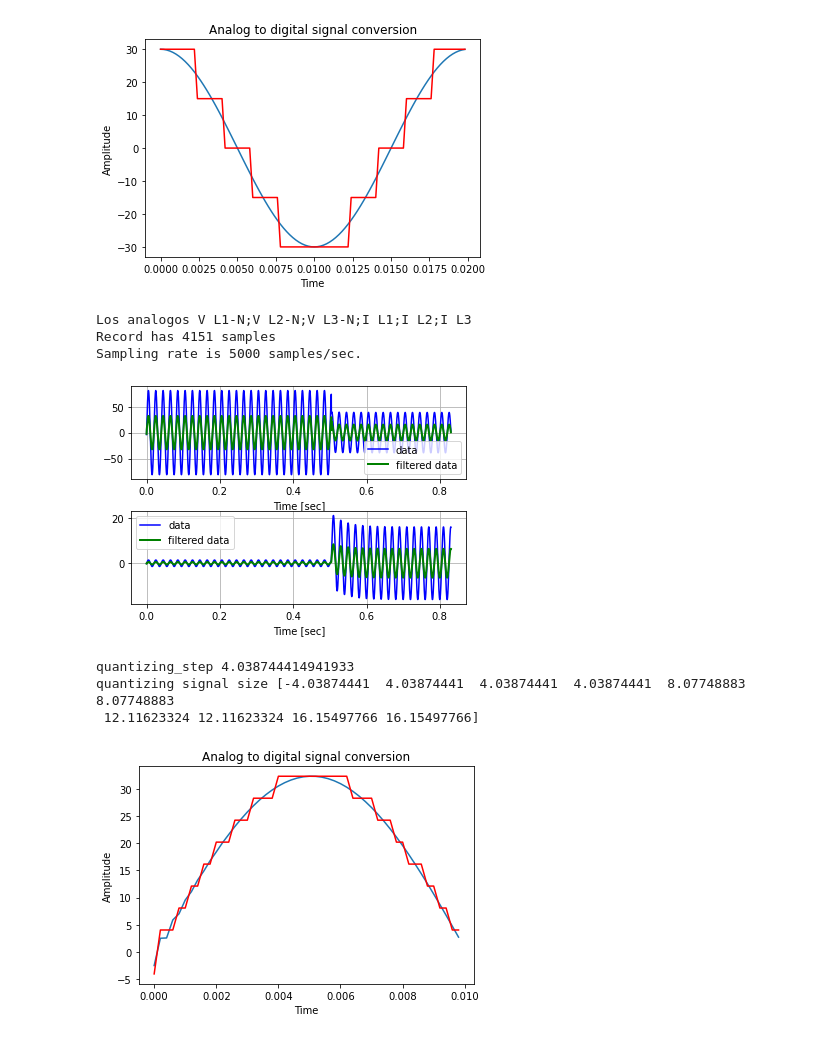
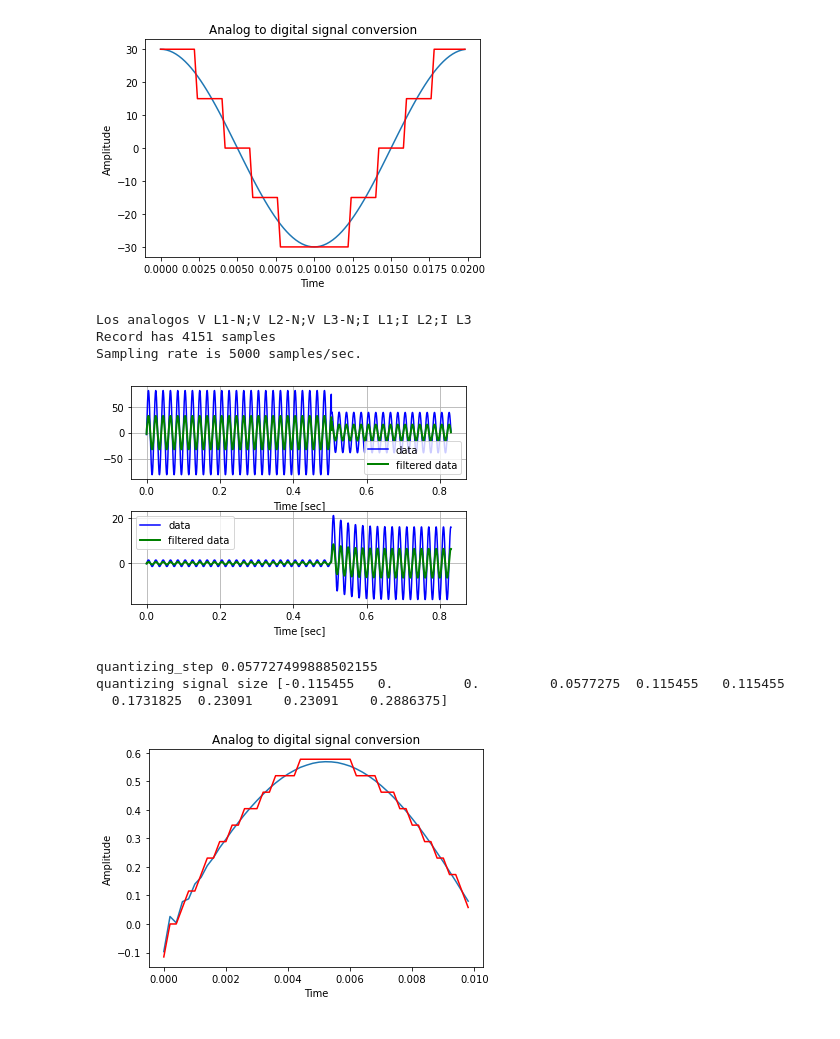
Before and after one commit to andresenrique08/Virtual_Relay_Course, a Jupyter notebook: Pruebitas_notebook.ipynb, the cells around one changed output. Saved outputs shown, nothing was run; the diff lists cells and outputs as text; code cells hidden in the pictures.

```diff
--- a/Untitled.ipynb
+++ b/Pruebitas_notebook.ipynb
@@ -136,38 +136,38 @@ plt.subplots_adjust(hspace=0.35)
 plt.show()
 
 # Quantizer - S&H and ADC
 time_of_view        = time[-1]
 sampling_rate_cycle = 2
 sampling_rate       = sampling_rate_cycle*fk; # Hz
 sampling_period     = 1 / sampling_rate; # s
 sample_number       = np.int(np.round(time_of_view / sampling_period))
 sampling_time       = np.linspace (0, time_of_view, sample_number)
 
-quantizing_bits     = 4
+quantizing_bits     = 8
 quantizing_levels   = 2 ** quantizing_bits
-quantizing_step     = (np.max(VA_Filtered)-np.min(VA_Filtered)) / quantizing_levels
+quantizing_step     = (np.max(IA_Filtered)-np.min(IA_Filtered)) / quantizing_levels
 #quantizing_step     = 2
 print('quantizing_step', quantizing_step)
 
-quantizing_signal   = np.round (VA_Filtered / quantizing_step) * quantizing_step;
+quantizing_signal   = np.round (IA_Filtered / quantizing_step) * quantizing_step;
 print('quantizing signal size', quantizing_signal[0:10])
 
 fig = plt.figure ()
-plt.plot (time[0:50],  VA_Filtered[0:50]  );
+plt.plot (time[0:50],  IA_Filtered[0:50]  );
 #plt.stem (sampling_time, sampling_signal);
 #plt.stem (time[0:50], quantizing_signal[0:50], linefmt='r-', markerfmt='rs', basefmt='r-');
 plt.plot(time[0:50], quantizing_signal[0:50], 'r-')
 plt.title("Analog to digital signal conversion")
 plt.xlabel("Time")
 plt.ylabel("Amplitude")
 
 plt.show()
 # %% [output]
 Los analogos V L1-N;V L2-N;V L3-N;I L1;I L2;I L3
 Record has 4151 samples
 Sampling rate is 5000 samples/sec.
 [figure]
-quantizing_step 4.038744414941933
-quantizing signal size [-4.03874441  4.03874441  4.03874441  4.03874441  8.07748883  8.07748883
- 12.11623324 12.11623324 16.15497766 16.15497766]
+quantizing_step 0.057727499888502155
+quantizing signal size [-0.115455   0.         0.         0.0577275  0.115455   0.115455
+  0.1731825  0.23091    0.23091    0.2886375]
-[figure, old version]
+[figure, new version]
```
Also changed, not shown: parts of 3 cells of this notebook, 1 other file.
